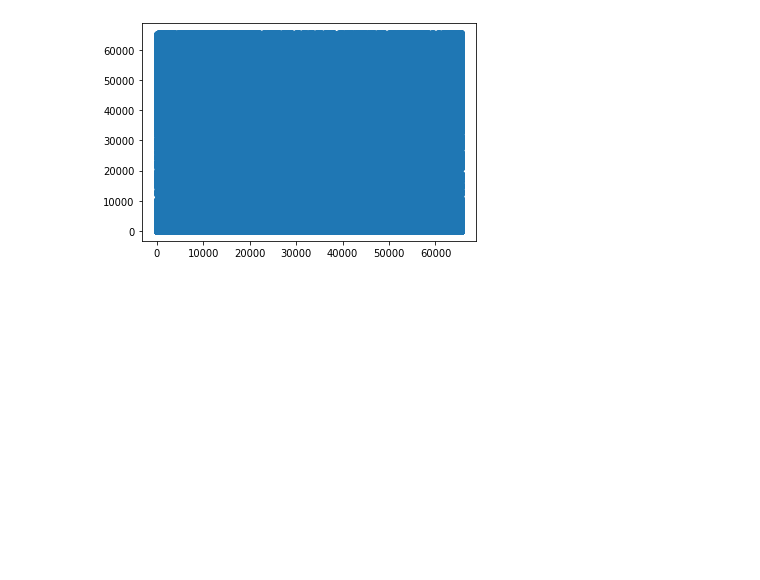
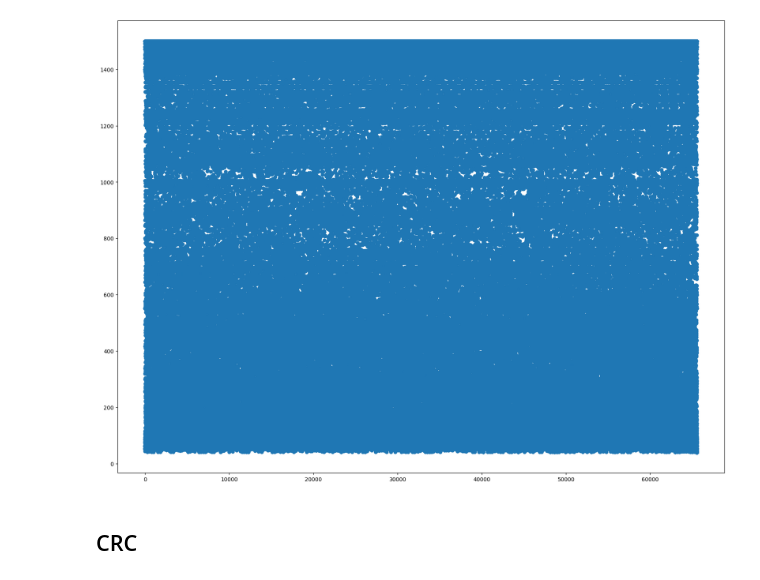
Before and after one commit to aapon00/NetSim2022, a Jupyter notebook: caida_analysis.ipynb, the cells around one changed output. Saved outputs shown, nothing was run; the diff lists cells and outputs as text; code cells hidden in the pictures; blank space fills up the shorter version.

```diff
--- a/caida_analysis.ipynb
+++ b/caida_analysis.ipynb
@@ -9,5 +11,5 @@ import seaborn as sns
 # %%
-filename = '~/data/pcap/caida_2016_small.csv'
+filename = '~/data/pcap/as.tcp.nano.csv'
 
 df = pd.read_csv(filename)
 df
@@ -127,5 +149,7 @@ plt.show()
 # %%
-plt.scatter(df['crc'], df['dport'])
+plt.scatter(df['pcrc'], df['len'])
 plt.show()
 # %% [output]
-[figure, old version]
+[figure, new version]
+# %% [markdown]
+## CRC
```
Also changed, not shown: parts of 37 cells of this notebook.
